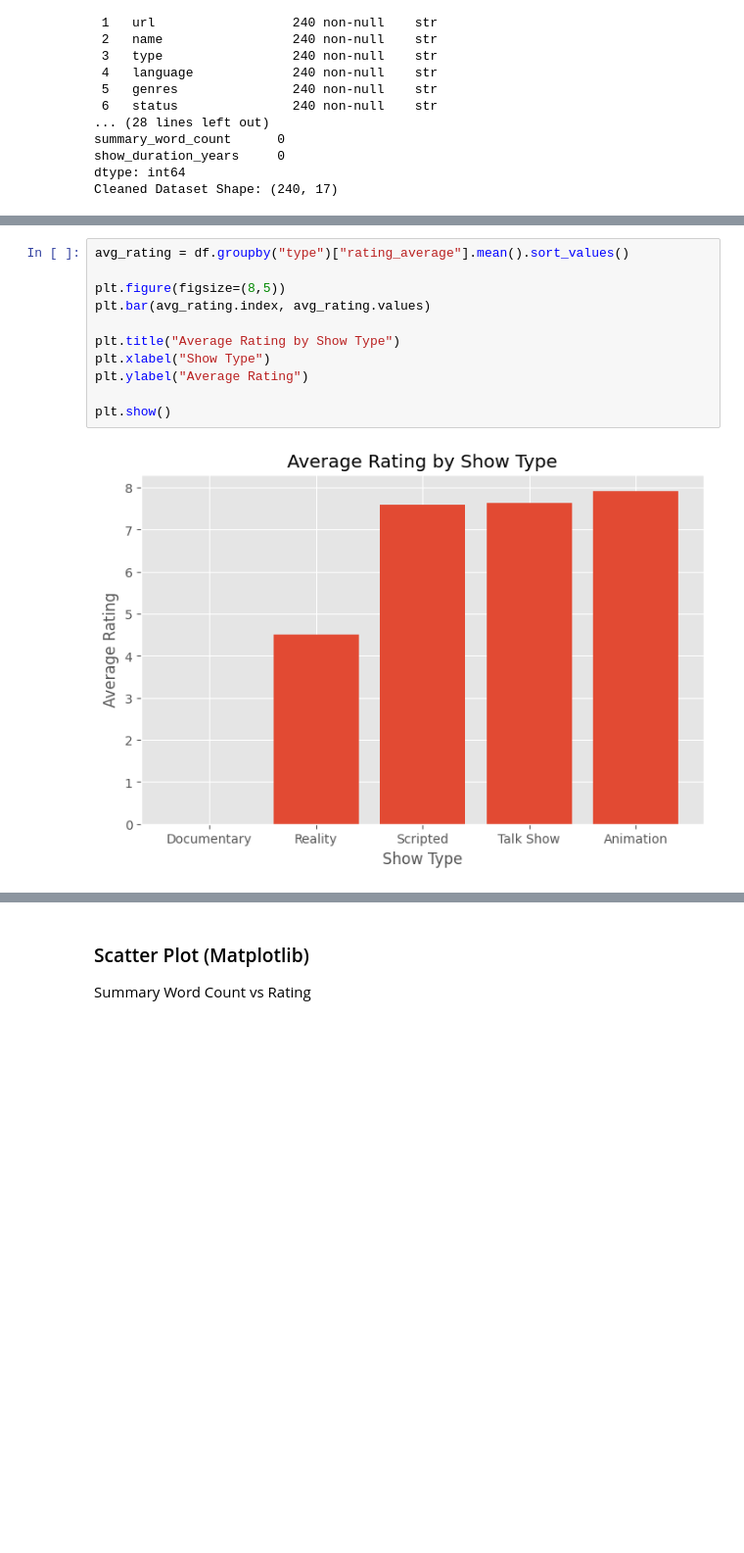
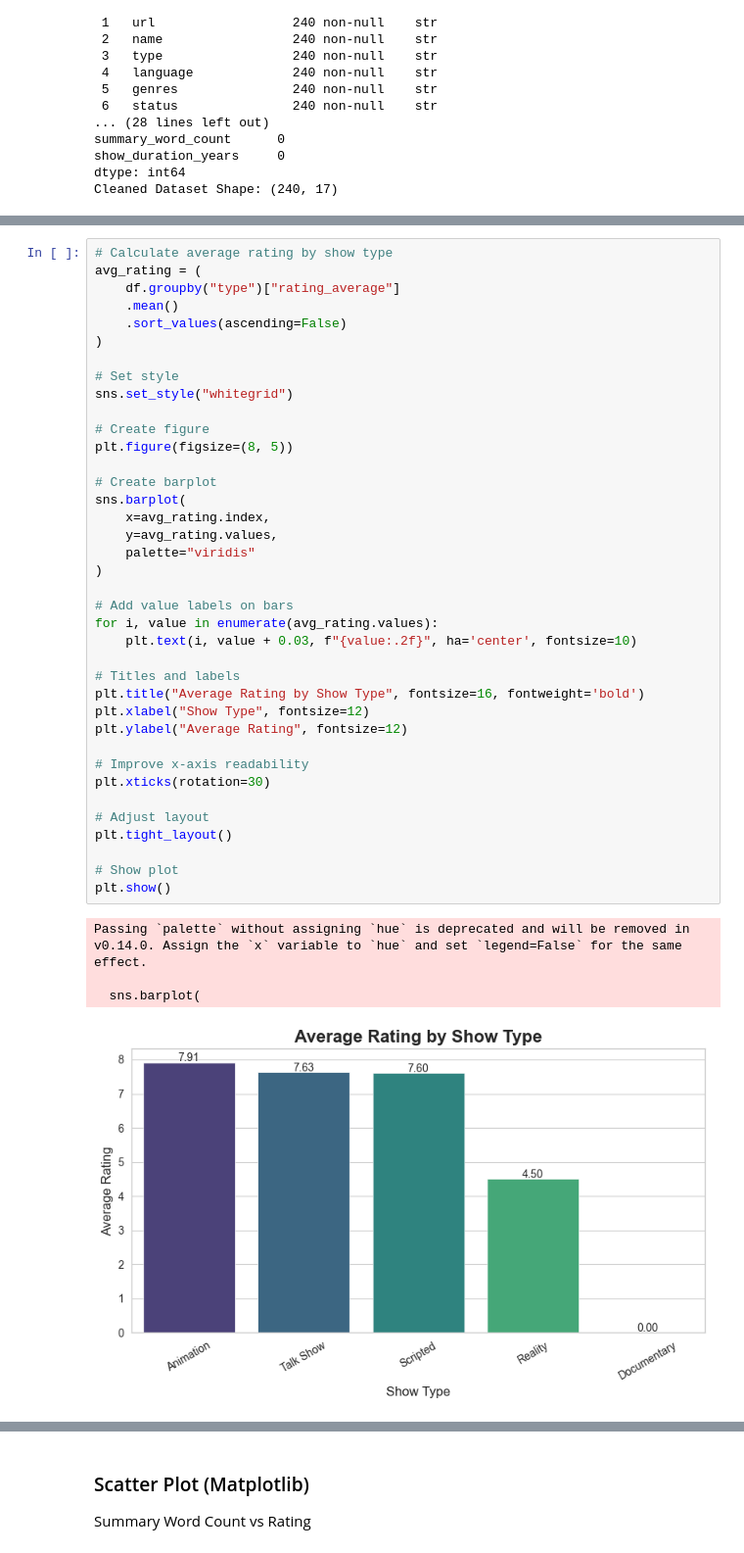
Before and after one commit to MaharjanSumit-59/AI_Data_Internship, a Jupyter notebook: week_6(Data_Visualization)/Task_1/task1.ipynb, the cells around one changed output, grey strips where cells are left out. Shown at 98% size. Saved outputs shown, nothing was run; the diff lists cells and outputs as text; blank space fills up the shorter version.

```diff
--- a/week_6(Data_Visualization)/Task_1/task1.ipynb
+++ b/week_6(Data_Visualization)/Task_1/task1.ipynb
@@ -93,14 +93,44 @@ Cleaned Dataset Shape: (240, 17)
 Average Rating by Show Type
 # %%
-avg_rating = df.groupby("type")["rating_average"].mean().sort_values()
+# Calculate average rating by show type
+avg_rating = (
+    df.groupby("type")["rating_average"]
+    .mean()
+    .sort_values(ascending=False)
+)
 
-plt.figure(figsize=(8,5))
-plt.bar(avg_rating.index, avg_rating.values)
+# Set style
+sns.set_style("whitegrid")
 
-plt.title("Average Rating by Show Type")
-plt.xlabel("Show Type")
-plt.ylabel("Average Rating")
+# Create figure
+plt.figure(figsize=(8, 5))
 
+# Create barplot
+sns.barplot(
+    x=avg_rating.index,
+    y=avg_rating.values,
+    palette="viridis"
+)
+
+# Add value labels on bars
+for i, value in enumerate(avg_rating.values):
+    plt.text(i, value + 0.03, f"{value:.2f}", ha='center', fontsize=10)
+
+# Titles and labels
+plt.title("Average Rating by Show Type", fontsize=16, fontweight='bold')
+plt.xlabel("Show Type", fontsize=12)
+plt.ylabel("Average Rating", fontsize=12)
+
+# Improve x-axis readability
+plt.xticks(rotation=30)
+
+# Adjust layout
+plt.tight_layout()
+
+# Show plot
 plt.show()
 # %% [output]
+Passing `palette` without assigning `hue` is deprecated and will be removed in v0.14.0. Assign the `x` variable to `hue` and set `legend=False` for the same effect.
+
+  sns.barplot(
-[figure, old version]
+[figure, new version]
```
Also changed, not shown: parts of 13 cells of this notebook.
